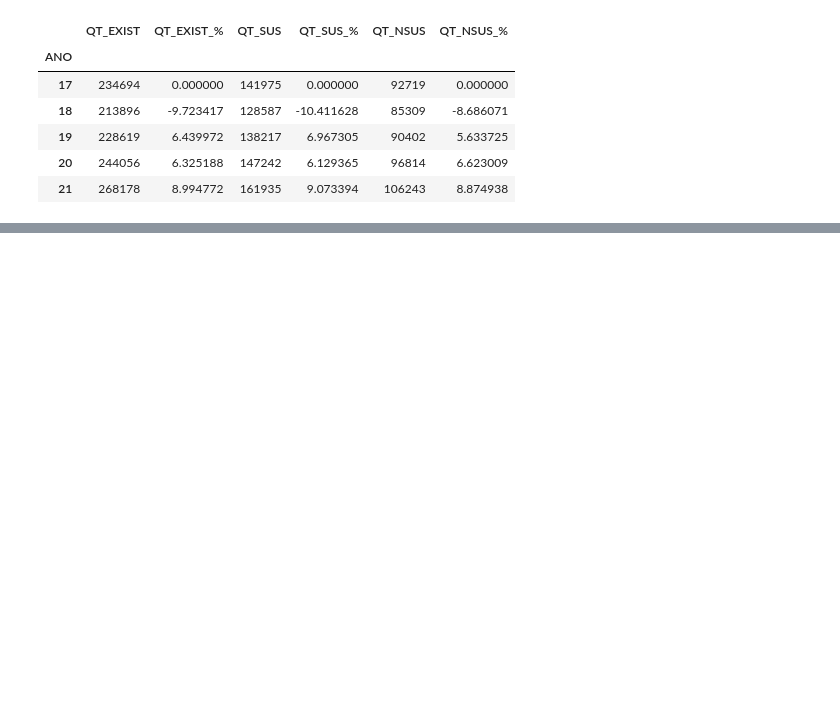
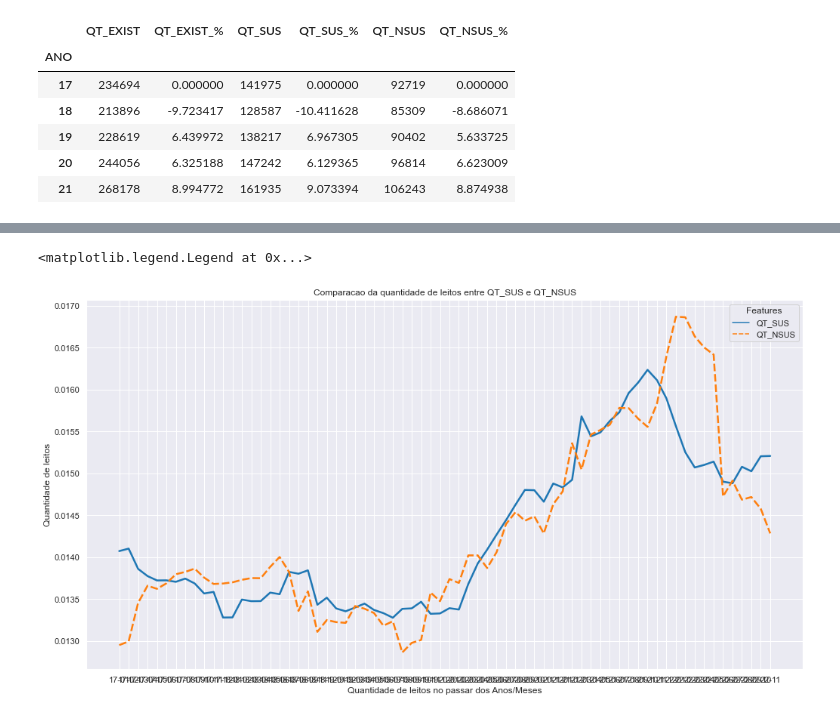
Before and after one commit to marcosvsilva/GovExpAnalysis, a Jupyter notebook: 3- GovExpAnalysis - explore analysis.ipynb, the cells around one changed output, grey strips where cells are left out. Saved outputs shown, nothing was run; the diff lists cells and outputs as text; code cells hidden in the pictures; blank space fills up the shorter version.

```diff
--- a/3- GovExpAnalysis - explore analysis.ipynb
+++ b/3- GovExpAnalysis - explore analysis.ipynb
@@ -170,0 +151,19 @@ No gráfico acima podemos comparar o número de leitos (em valores normalizados)
+# %%
+rcParams['figure.figsize'] = 17, 9
+df_GO_graph = df_GO.drop(['ANO', 'MES', 'QT_EXIST'], axis=1)
+
+# normalize
+for column in ['QT_SUS', 'QT_NSUS']:
+    x = df_GO_graph[column].values
+    x_scaled = normalize([x], norm="l1")
+    df_GO_graph[column] = x_scaled[0]
+
+df_GO_graph = df_GO_graph.groupby('ANO-MES').sum()
+x = sns.lineplot(data=df_GO_graph, palette="tab10", linewidth=2.5)
+x.set_ylabel('Quantidade de leitos')
+x.set_xlabel('Quantidade de leitos no passar dos Anos/Meses')
+x.set_title('Comparacao da quantidade de leitos entre QT_SUS e QT_NSUS')
+x.legend(title='Features')
+# %% [output]
+<matplotlib.legend.Legend at 0x...>
+[figure, added]
```
Also changed, not shown: parts of 30 cells of this notebook.
